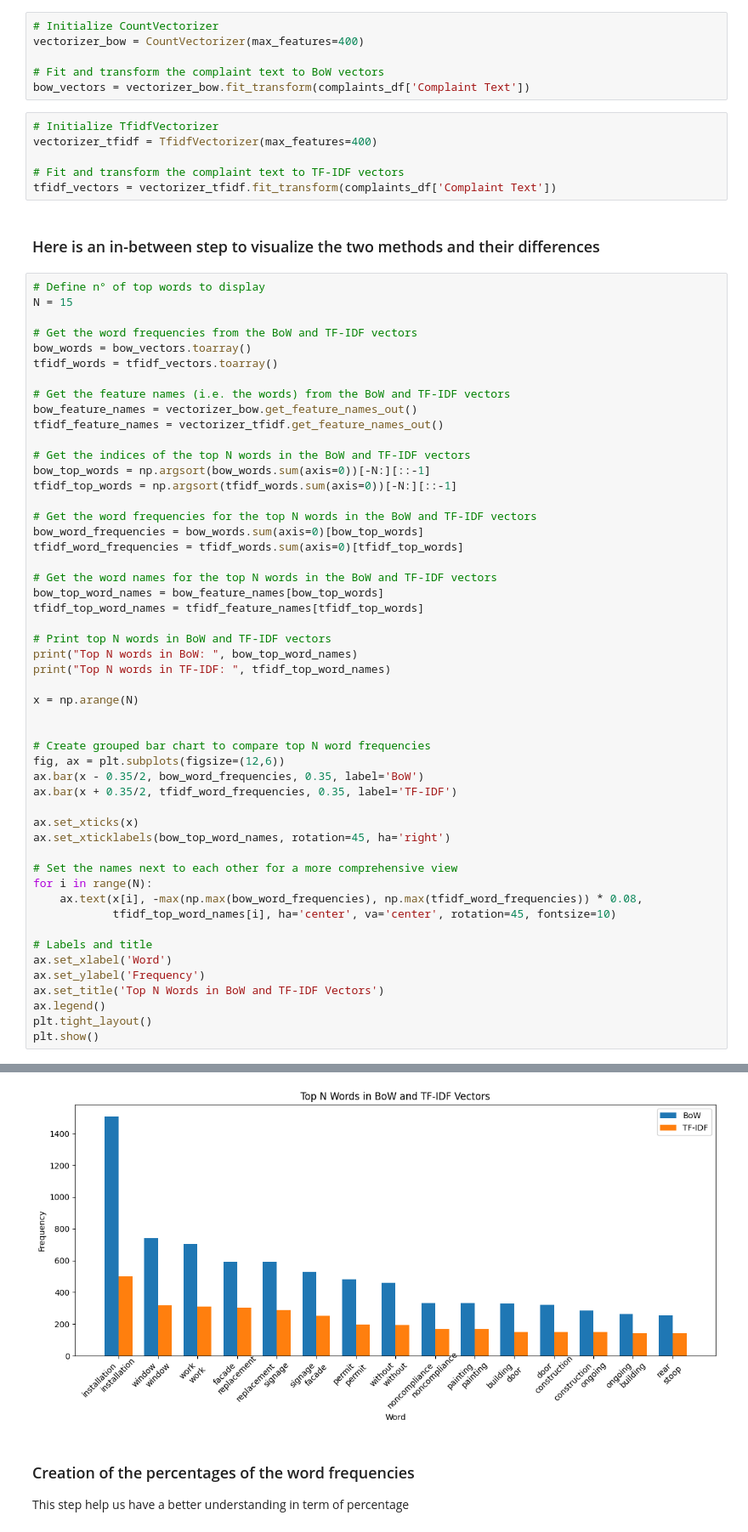
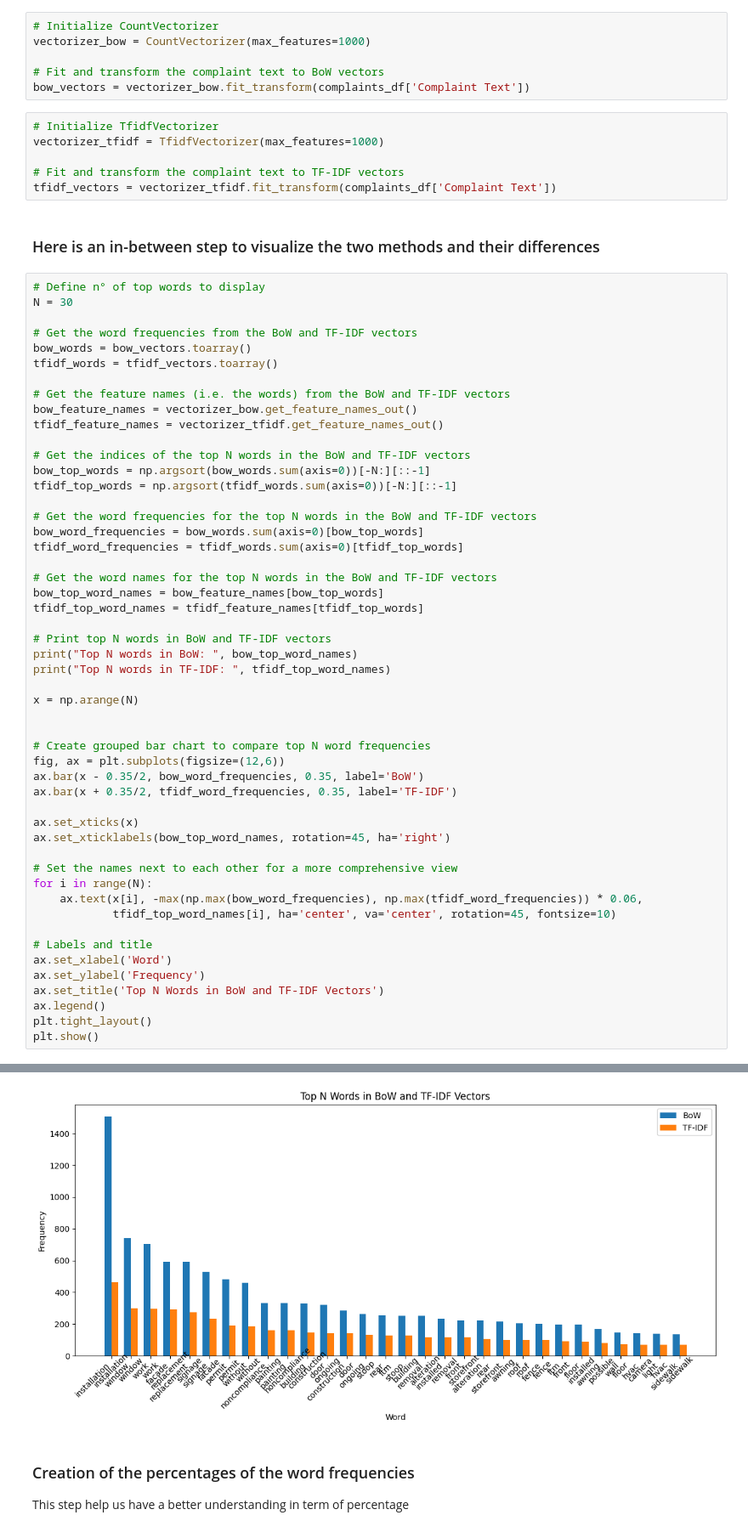
Before and after one commit to Ekewe/Project-Data-Analysis, a Jupyter notebook: notebooks/03-vectorization.ipynb, the cells around one changed output, grey strips where cells are left out. Shown at 85% size. Drawn from its saved outputs; the diff is of its cells as text.

```diff
--- a/notebooks/03-vectorization.ipynb
+++ b/notebooks/03-vectorization.ipynb
@@ -40,13 +40,13 @@ print(complaints_df.head())
 4                             installation bar patio
 # %%
 # Initialize CountVectorizer
-vectorizer_bow = CountVectorizer(max_features=400)
+vectorizer_bow = CountVectorizer(max_features=1000)
 
 # Fit and transform the complaint text to BoW vectors
 bow_vectors = vectorizer_bow.fit_transform(complaints_df['Complaint Text'])
 # %%
 # Initialize TfidfVectorizer
-vectorizer_tfidf = TfidfVectorizer(max_features=400)
+vectorizer_tfidf = TfidfVectorizer(max_features=1000)
 
 # Fit and transform the complaint text to TF-IDF vectors
 tfidf_vectors = vectorizer_tfidf.fit_transform(complaints_df['Complaint Text'])
@@ -54,7 +54,7 @@ tfidf_vectors = vectorizer_tfidf.fit_transform(complaints_df['Complaint Text'])
 ### Here is an in-between step to visualize the two methods and their differences
 # %%
 # Define n° of top words to display
-N = 15
+N = 30
 
 # Get the word frequencies from the BoW and TF-IDF vectors
 bow_words = bow_vectors.toarray()
@@ -93,7 +93,7 @@ ax.set_xticklabels(bow_top_word_names, rotation=45, ha='right')
 
 # Set the names next to each other for a more comprehensive view
 for i in range(N):
-    ax.text(x[i], -max(np.max(bow_word_frequencies), np.max(tfidf_word_frequencies)) * 0.08,
+    ax.text(x[i], -max(np.max(bow_word_frequencies), np.max(tfidf_word_frequencies)) * 0.06,
             tfidf_top_word_names[i], ha='center', va='center', rotation=45, fontsize=10)
 
 # Labels and title
@@ -113,4 +117,4 @@ Top N words in TF-IDF:  ['installation' 'window' 'work' 'replacement' 'signage'
-[figure, old version]
+[figure, new version]
 # %% [markdown]
 ### Creation of the percentages of the word frequencies
 This step help us have a better understanding in term of percentage
```
Also changed, not shown: parts of 2 cells of this notebook.
